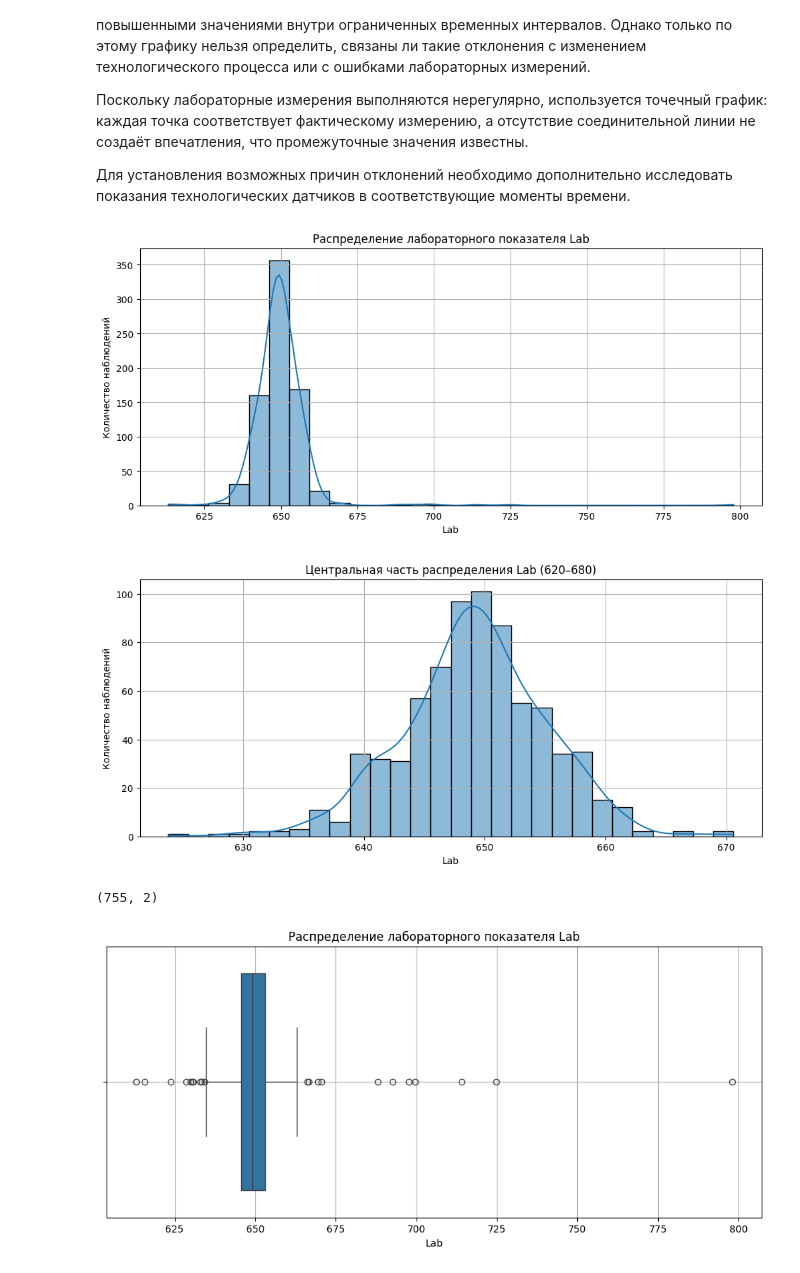
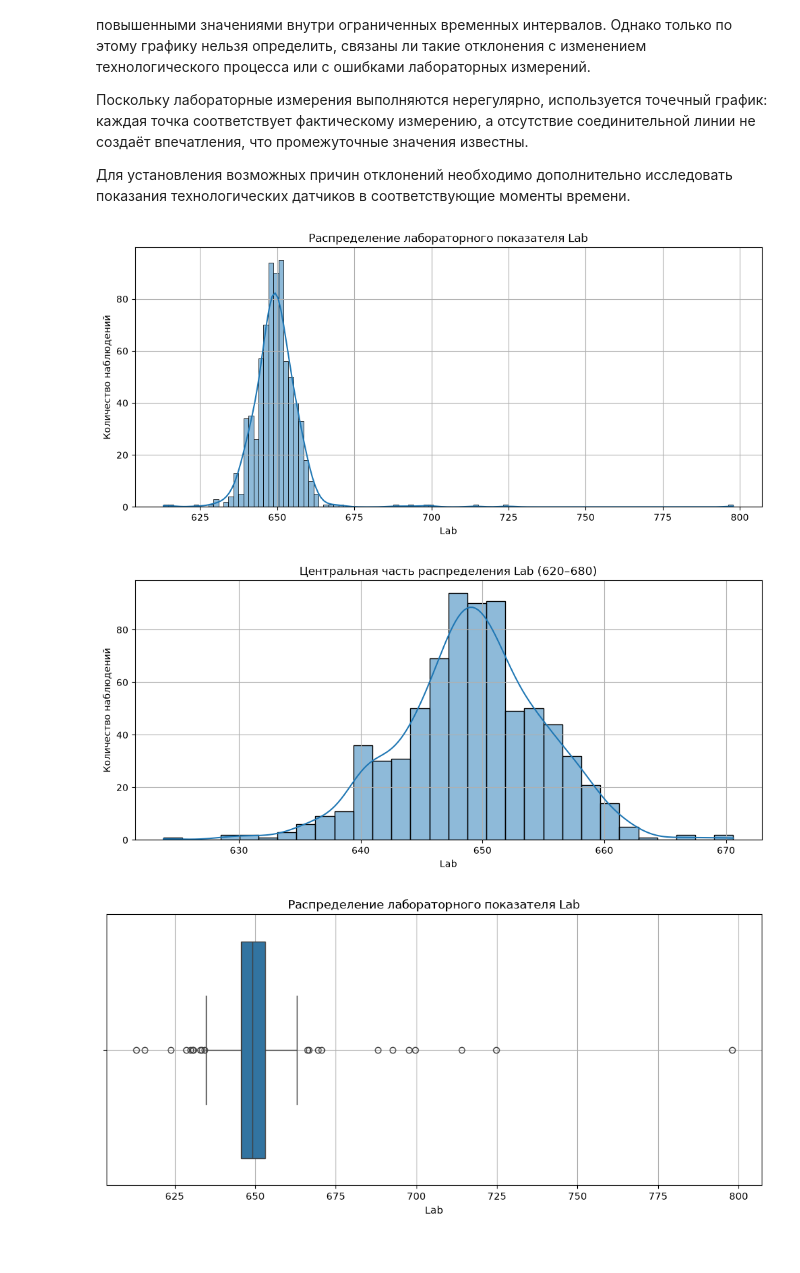
Before and after one commit to Bas-sov/soft-sensor, a Jupyter notebook: notebooks/01_eda.ipynb, the cells around one changed output. Saved outputs shown, nothing was run; the diff lists cells and outputs as text; code cells hidden in the pictures.

```diff
--- a/notebooks/01_eda.ipynb
+++ b/notebooks/01_eda.ipynb
@@ -497,7 +485,7 @@ plt.show()
 # %%
 plt.figure(figsize=(12, 5))
 
-sns.histplot(lab_df, x='Lab', kde=True, bins='sqrt', stat='count')
+sns.histplot(lab_df, x='Lab', kde=True, bins='fd', stat='count')
 
 plt.title('Распределение лабораторного показателя Lab')
 plt.xlabel('Lab')
@@ -505,23 +493,19 @@ plt.ylabel('Количество наблюдений')
 plt.grid(True)
 plt.show()
 # %% [output]
-[figure, old version]
+[figure, new version]
 # %%
 plt.figure(figsize=(12, 5))
 
-sns.histplot(lab_df[(lab_df['Lab']>620) & (lab_df['Lab']<680)], x='Lab', kde=True, bins='sqrt', stat='count')
+sns.histplot(lab_df[(lab_df['Lab']>620) & (lab_df['Lab']<680)], x='Lab', kde=True, bins='fd', stat='count')
 
 plt.title('Центральная часть распределения Lab (620–680)')
 plt.xlabel('Lab')
 plt.ylabel('Количество наблюдений')
 plt.grid(True)
 plt.show()
 # %% [output]
-[figure, old version]
+[figure, new version]
-# %%
-lab_df.shape
-# %% [output]
-(755, 2)
 # %%
 plt.figure(figsize=(12, 5))
 
```
Also changed, not shown: parts of 50 cells of this notebook.
